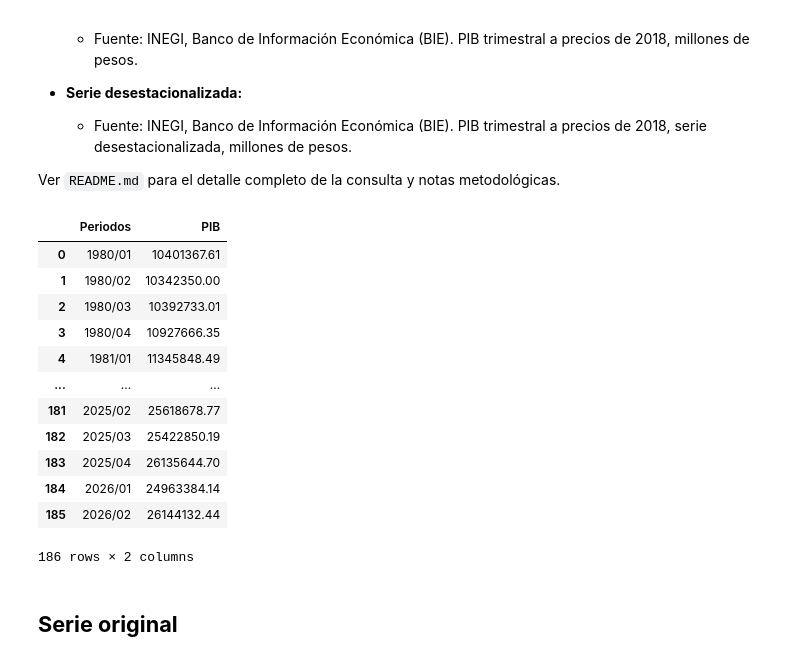
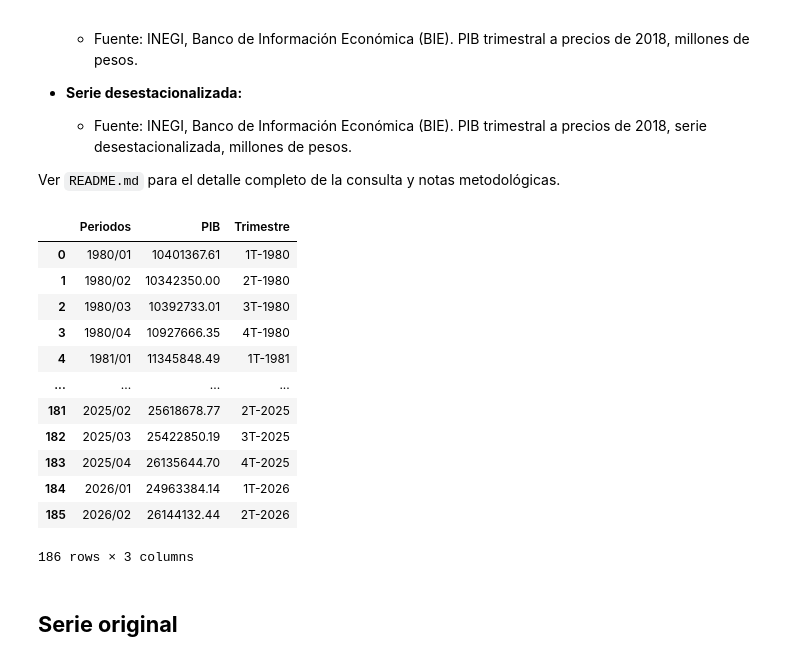
Before and after one commit to Jose-Castanedas/pib_mexico, a Jupyter notebook: notebooks/analisis_pib.ipynb, the cells around one changed output. Cells and saved outputs as stored; diff of their text form; code cells hidden in the pictures.

Commit message:
feat: agrega columna de trimestres en formato 1T-1980

```diff
--- a/notebooks/analisis_pib.ipynb
+++ b/notebooks/analisis_pib.ipynb
@@ -38,26 +38,31 @@ import numpy as np
 # %%
 # Cargar datos
 
 pib_normal = pd.read_csv('../data/pib-precios-2018.csv')
 pib_desest = pd.read_csv('../data/pib-precios-2018-desestacionalizada.csv')
 
+# Crear la columna "Trimestres" con el formato 1T-1980 (la columna "Periodos" se conserva para filtrar)
+
+pib_normal['Trimestre'] = pib_normal['Periodos'].str.replace(r'(\d{4})/0(\d)', r'\2T-\1', regex=True)
+pib_desest['Trimestre'] = pib_desest['Periodos'].str.replace(r'(\d{4})/0(\d)', r'\2T-\1', regex=True)
+
 # Mostrar datos serie original
 
 pib_normal
 # %% [output]
-|  | Periodos | PIB |
-| 0 | 1980/01 | 10401367.61 |
-| 1 | 1980/02 | 10342350.00 |
-| 2 | 1980/03 | 10392733.01 |
-| 3 | 1980/04 | 10927666.35 |
-| 4 | 1981/01 | 11345848.49 |
-| ... | ... | ... |
-| 181 | 2025/02 | 25618678.77 |
-| 182 | 2025/03 | 25422850.19 |
-| 183 | 2025/04 | 26135644.70 |
-| 184 | 2026/01 | 24963384.14 |
-| 185 | 2026/02 | 26144132.44 |
+|  | Periodos | PIB | Trimestre |
+| 0 | 1980/01 | 10401367.61 | 1T-1980 |
+| 1 | 1980/02 | 10342350.00 | 2T-1980 |
+| 2 | 1980/03 | 10392733.01 | 3T-1980 |
+| 3 | 1980/04 | 10927666.35 | 4T-1980 |
+| 4 | 1981/01 | 11345848.49 | 1T-1981 |
+| ... | ... | ... | ... |
+| 181 | 2025/02 | 25618678.77 | 2T-2025 |
+| 182 | 2025/03 | 25422850.19 | 3T-2025 |
+| 183 | 2025/04 | 26135644.70 | 4T-2025 |
+| 184 | 2026/01 | 24963384.14 | 1T-2026 |
+| 185 | 2026/02 | 26144132.44 | 2T-2026 |
-186 rows × 2 columns
+186 rows × 3 columns
 # %% [markdown]
 ## **Serie original**
 # %% [markdown]
```
Also changed, not shown: parts of 4 cells of this notebook, 1 other file.
